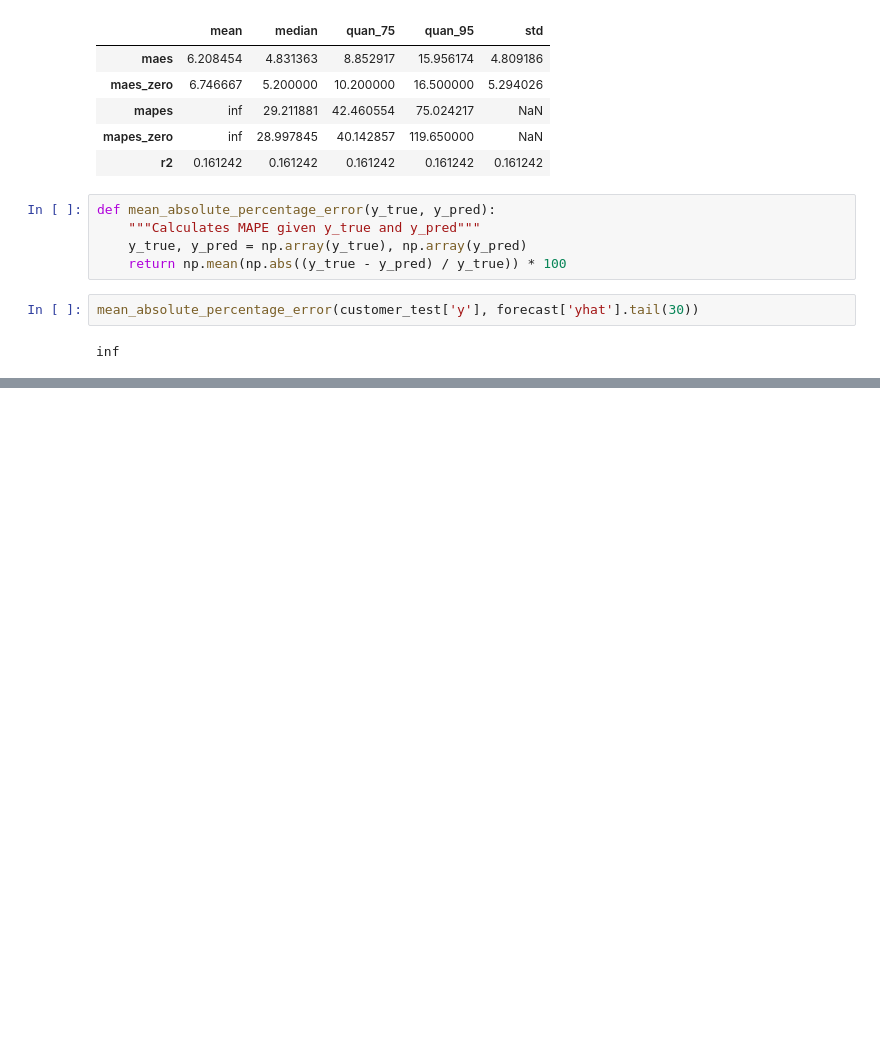
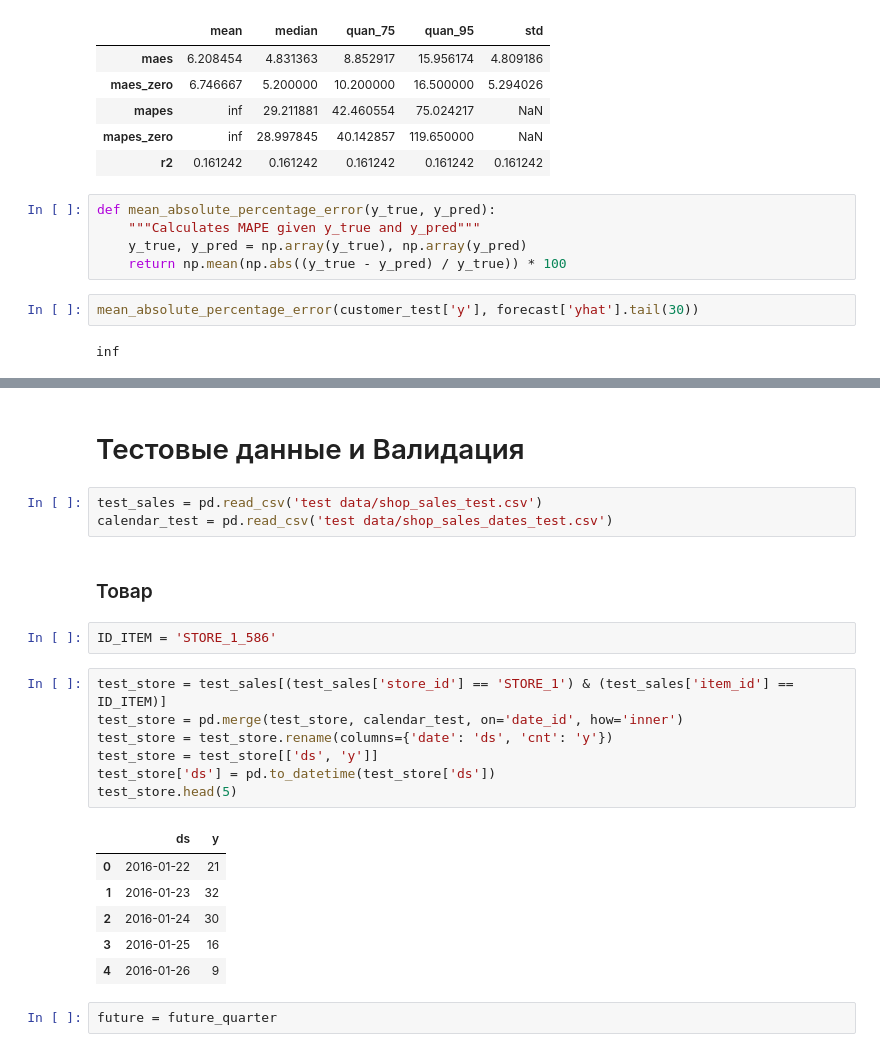
Before and after one commit to muzafarovdan/MyEducation, a Jupyter notebook: TimeSeries/prophet_notebook.ipynb, the cells around one changed output, grey strips where cells are left out. Saved outputs shown, nothing was run; the diff lists cells and outputs as text; blank space fills up the shorter version.

```diff
--- a/TimeSeries/prophet_notebook.ipynb
+++ b/TimeSeries/prophet_notebook.ipynb
@@ -414,0 +426,25 @@ MAPE: 36.03499612925683%
+# %% [markdown]
+# Тестовые данные и Валидация
+# %%
+test_sales = pd.read_csv('test data/shop_sales_test.csv')
+calendar_test = pd.read_csv('test data/shop_sales_dates_test.csv')
+# %% [markdown]
+### Товар
+# %%
+ID_ITEM = 'STORE_1_586'
+# %%
+test_store = test_sales[(test_sales['store_id'] == 'STORE_1') & (test_sales['item_id'] == ID_ITEM)]
+test_store = pd.merge(test_store, calendar_test, on='date_id', how='inner')
+test_store = test_store.rename(columns={'date': 'ds', 'cnt': 'y'})
+test_store = test_store[['ds', 'y']]
+test_store['ds'] = pd.to_datetime(test_store['ds'])
+test_store.head(5)
+# %% [output]
+|  | ds | y |
+| 0 | 2016-01-22 | 21 |
+| 1 | 2016-01-23 | 32 |
+| 2 | 2016-01-24 | 30 |
+| 3 | 2016-01-25 | 16 |
+| 4 | 2016-01-26 | 9 |
+# %%
+future = future_quarter
```
Also changed, not shown: parts of 9 cells of this notebook.
